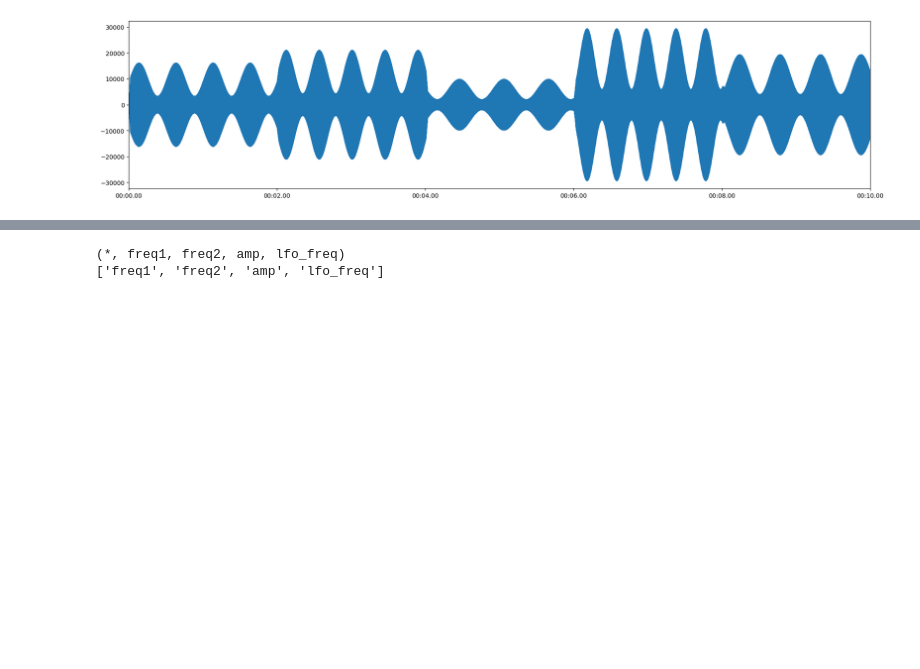
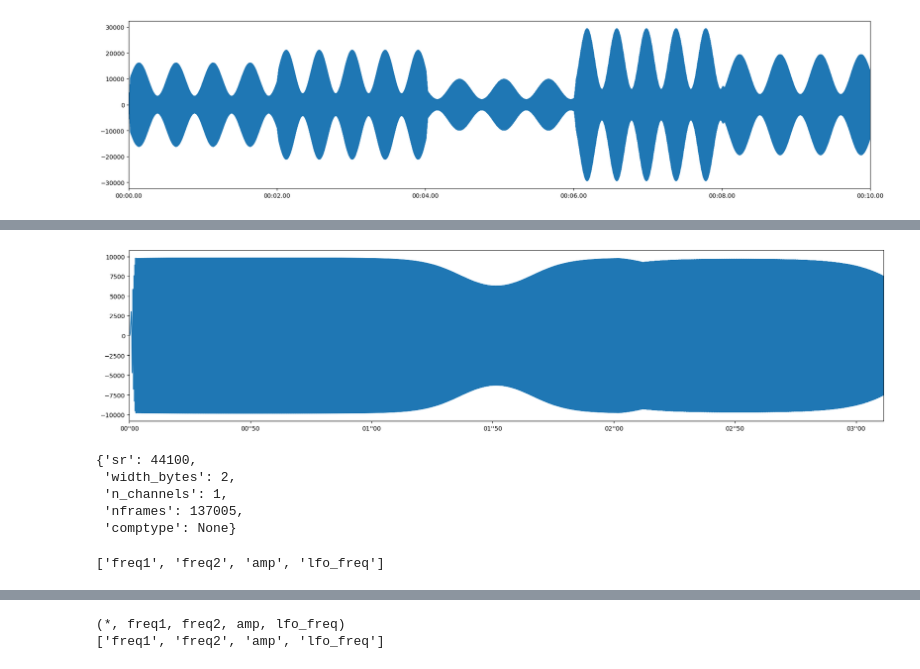
Before and after one commit to thorwhalen/hum, a Jupyter notebook: misc/01_hum_demo.ipynb, the cells around one changed output, grey strips where cells are left out. Saved outputs shown, nothing was run; the diff lists cells and outputs as text; code cells hidden in the pictures; blank space fills up the shorter version.

```diff
--- a/misc/01_hum_demo.ipynb
+++ b/misc/01_hum_demo.ipynb
@@ -82,6 +83,7 @@ records = [
 from hum import Synth, disp_wf
 import time
 from pyo import Sine, ButLP, SigTo, Mix
+
 
 # Dual sine oscillator with LFO-controlled lowpass filter
 def dual_osc_graph(freq1=220, freq2=330, amp=0.3, lfo_freq=0.5):
@@ -93,7 +95,20 @@ def dual_osc_graph(freq1=220, freq2=330, amp=0.3, lfo_freq=0.5):
 
 synth = Synth(dual_osc_graph)
 
-wav_bytes = synth.render_recording(records)
+with synth:
+    synth.knobs['freq1'] = 440
+    time.sleep(1)
+    synth.knobs['freq2'] = SigTo(550, time=0.5)  # Smooth shift
+    time.sleep(1)
+    synth.knobs.update(dict(freq1={'value': 880, 'time': 0.1}, freq2=1100))
+    time.sleep(1)
+
+recorded_frames = synth.get_recording()
+from pprint import pprint
+pprint(f"{recorded_frames=}")
+assert len(recorded_frames) > 0, "No frames recorded"
+
+wav_bytes = synth.render_recording(recorded_frames)
 
 disp_wf(wav_bytes)
 # %% [output]
@@ -101,0 +137,14 @@ disp_wf(wav_bytes)
+# %%
+def dual_osc_graph(freq1=220, freq2=330, amp=0.3, lfo_freq=0.5):
+    osc1 = Sine(freq=freq1)
+    osc2 = Sine(freq=freq2)
+    blend = Mix([osc1, osc2], voices=2) * amp
+    lfo = Sine(freq=lfo_freq).range(400, 2000)
+    return ButLP(blend, freq=lfo)
+
+synth = Synth(dual_osc_graph)
+
+wav_bytes = synth.render_recording(recorded_frames)
+
+disp_wf(wav_bytes)
+# %% [output]
@@ -101,0 +152 @@ disp_wf(wav_bytes)
+[figure, added]
@@ -101,0 +157,15 @@ disp_wf(wav_bytes)
+# %%
+import recode
+
+recode.decode_wav_header_bytes(wav_bytes)
+# %% [output]
+{'sr': 44100,
+ 'width_bytes': 2,
+ 'n_channels': 1,
+ 'nframes': 137005,
+ 'comptype': None}
+# %%
+synth = Synth(dual_osc_graph)
+list(synth.knobs)
+# %% [output]
+['freq1', 'freq2', 'amp', 'lfo_freq']
```
Also changed, not shown: parts of 12 cells of this notebook, 1 other file.
